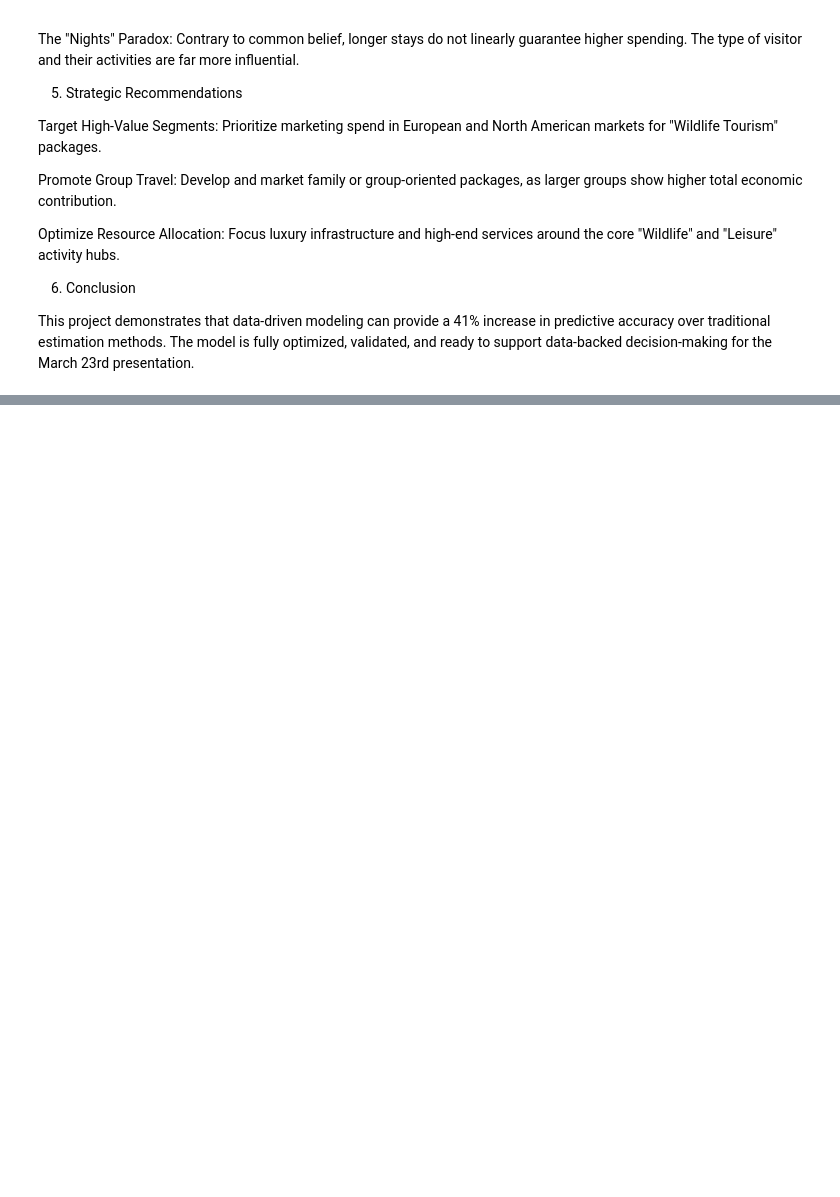
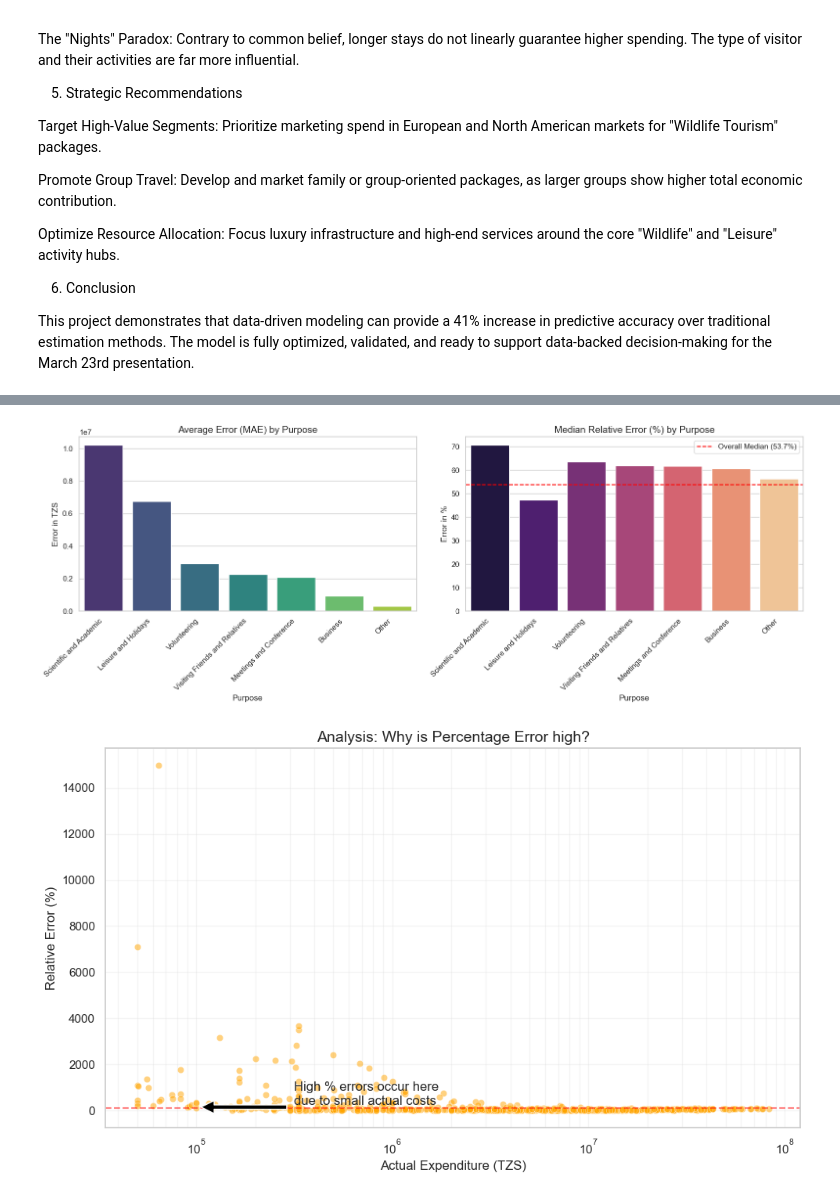
Before and after one commit to lange-chris/machine_learning_project, a Jupyter notebook: Tanzania_Tourism_Prediction_ridge_regression.ipynb, the cells around one changed output, grey strips where cells are left out. Cells and saved outputs as stored; diff of their text form; code cells hidden in the pictures; blank space fills up the shorter version.

```diff
--- a/Tanzania_Tourism_Prediction_chris.ipynb
+++ b/Tanzania_Tourism_Prediction_ridge_regression.ipynb
@@ -1206,0 +1344,7 @@ This project demonstrates that data-driven modeling can provide a 41% increase i
+# %%
+# Median (MdAPE) is often more representative for financial data.
+
+mdape = np.median(np.abs((y_val - y_val_pred) / y_val)) * 100
+
+print(f"Median Abs. Percentage Error:   {mdape:.2f}% (More robust)")
+print("="*40)
@@ -1206,0 +1372,67 @@ This project demonstrates that data-driven modeling can provide a 41% increase i
+# %%
+# --- 2. Prepare Data for Segment Analysis ---
+analysis_df = pd.DataFrame({
+    'Purpose': X_val['purpose'].values,
+    'Actual': y_val.values,
+    'Predicted': y_val_pred
+})
+
+# Calculate absolute and relative errors per row
+analysis_df['Abs_Error'] = np.abs(analysis_df['Actual'] - analysis_df['Predicted'])
+analysis_df['Rel_Error_Pct'] = (analysis_df['Abs_Error'] / analysis_df['Actual']) * 100
+
+# --- 3. Segment Analysis: Grouping by Purpose ---
+segment_stats = analysis_df.groupby('Purpose').agg({
+    'Abs_Error': 'mean',
+    'Rel_Error_Pct': ['mean', 'median'],
+    'Actual': 'count'
+})
+
+# Flatten MultiIndex columns
+segment_stats.columns = ['MAE', 'MAPE', 'MdAPE', 'Sample_Size']
+segment_stats = segment_stats.sort_values(by='MAE', ascending=False)
+
+print("\nERROR STATISTICS BY PURPOSE OF VISIT:")
+print(segment_stats)
+
+# --- 4. Visualization: Segment Performance ---
+plt.figure(figsize=(16, 6))
+
+# Subplot 1: MAE (Absolute Money)
+plt.subplot(1, 2, 1)
+sns.barplot(x=segment_stats.index, y=segment_stats['MAE'], palette='viridis')
+plt.title('Average Error (MAE) by Purpose', fontsize=14)
+plt.ylabel('Error in TZS')
+plt.xticks(rotation=45, ha='right')
+
+# Subplot 2: Median Percentage Error (MdAPE)
+# We use Median here because 185% Mean is misleading
+plt.subplot(1, 2, 2)
+sns.barplot(x=segment_stats.index, y=segment_stats['MdAPE'], palette='magma')
+plt.title('Median Relative Error (%) by Purpose', fontsize=14)
+plt.ylabel('Error in %')
+plt.xticks(rotation=45, ha='right')
+plt.axhline(mdape, color='red', linestyle='--', label=f'Overall Median ({mdape:.1f}%)')
+plt.legend()
+
+plt.tight_layout()
+plt.show()
+
+# --- 5. NEW: Why is MAPE so high? (Scatter Analysis) ---
+plt.figure(figsize=(10, 6))
+sns.scatterplot(data=analysis_df, x='Actual', y='Rel_Error_Pct', alpha=0.5, color='orange')
+plt.axhline(100, color='red', linestyle='--', alpha=0.5)
+plt.title('Analysis: Why is Percentage Error high?', fontsize=14)
+plt.xlabel('Actual Expenditure (TZS)')
+plt.ylabel('Relative Error (%)')
+plt.xscale('log') # Log scale helps see the low-cost earners better
+plt.grid(True, which="both", ls="-", alpha=0.2)
+
+# Explanatory Note
+plt.annotate('High % errors occur here\ndue to small actual costs',
+             xy=(10**5, 150), xytext=(10**5.5, 250),
+             arrowprops=dict(facecolor='black', shrink=0.05))
+
+plt.tight_layout()
+plt.show()
+# %% [output]
@@ -1206,0 +1459,2 @@ This project demonstrates that data-driven modeling can provide a 41% increase i
+[figure, added]
+[figure, added]
```
Also changed, not shown: parts of 14 cells of this notebook, 2 other files.
